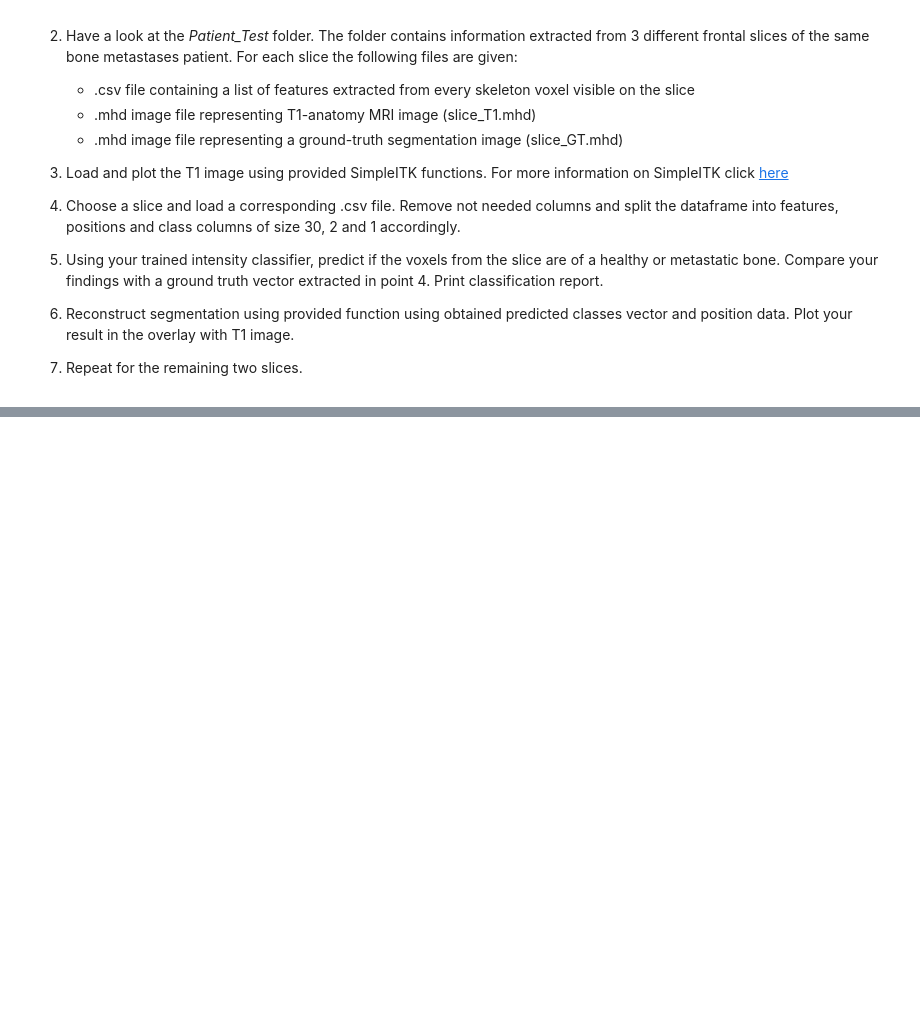
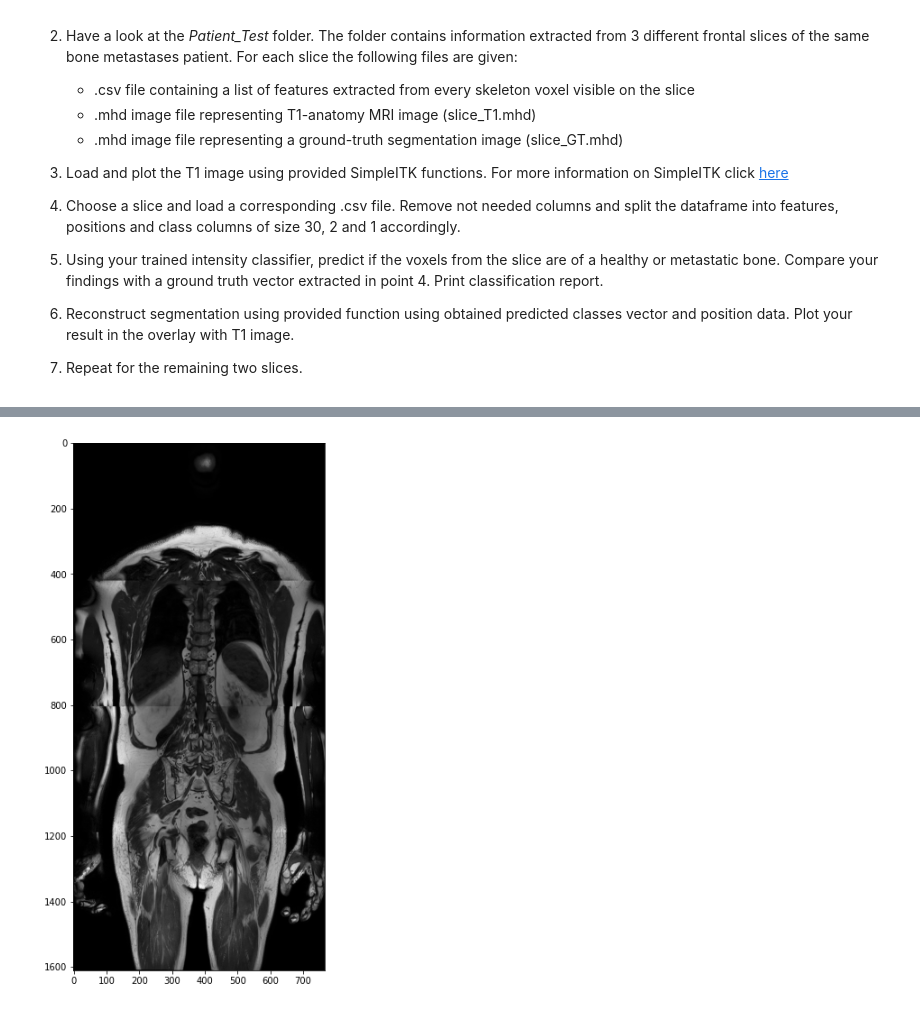
Before and after one commit to abishek1233/Clinical-Decision-Practicals, a Jupyter notebook: WPO3/WPO3.ipynb, the cells around one changed output, grey strips where cells are left out. Cells and saved outputs as stored; diff of their text form; code cells hidden in the pictures; blank space fills up the shorter version.

```diff
--- a/WPO3/WPO3.ipynb
+++ b/WPO3/WPO3.ipynb
@@ -404,0 +432,5 @@ def reconstruct_segmentation_image(predicted, positions, slice_filename):
+# %%
+slice_T1_154 = loadImage(".\Data\Patient_Test\slice_154\slice_T1.mhd")
+showImage(slice_T1_154)
+# %% [output]
+[figure, added]
```
Also changed, not shown: parts of 12 cells of this notebook.
